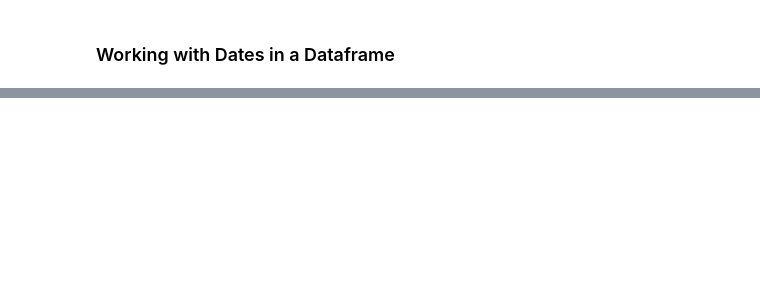
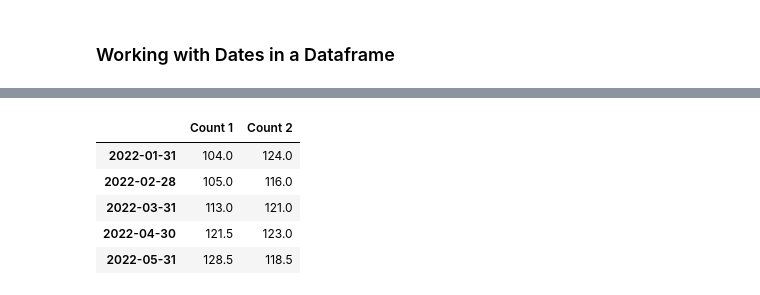
Before and after one commit to irinavalenzuela/Applied-Data-Science-Python, a Jupyter notebook: Week3_dataprocessing.ipynb, the cells around one changed output, grey strips where cells are left out. Cells and saved outputs as stored; diff of their text form; code cells hidden in the pictures; blank space fills up the shorter version.

```diff
--- a/Week3_dataprocessing.ipynb
+++ b/Week3_dataprocessing.ipynb
@@ -1344,6 +1410,14 @@ Timestamp('2016-09-14 11:10:00')
 # %%
 # Suppose we want to know what the mean count is for each month in our DataFrame. We can do this using
-# resample. Converting from a higher frequency from a lower frequency is called downsampling (we'll talk about
-# this in a moment)
+# resample.
+
+df.resample('M').mean()
+# %% [output]
+|  | Count 1 | Count 2 |
+| 2022-01-31 | 104.0 | 124.0 |
+| 2022-02-28 | 105.0 | 116.0 |
+| 2022-03-31 | 113.0 | 121.0 |
+| 2022-04-30 | 121.5 | 123.0 |
+| 2022-05-31 | 128.5 | 118.5 |
 # %%
 # Now let's talk about datetime indexing and slicing, which is a wonderful feature of the pandas DataFrame.
```
Also changed, not shown: parts of 12 cells of this notebook.
